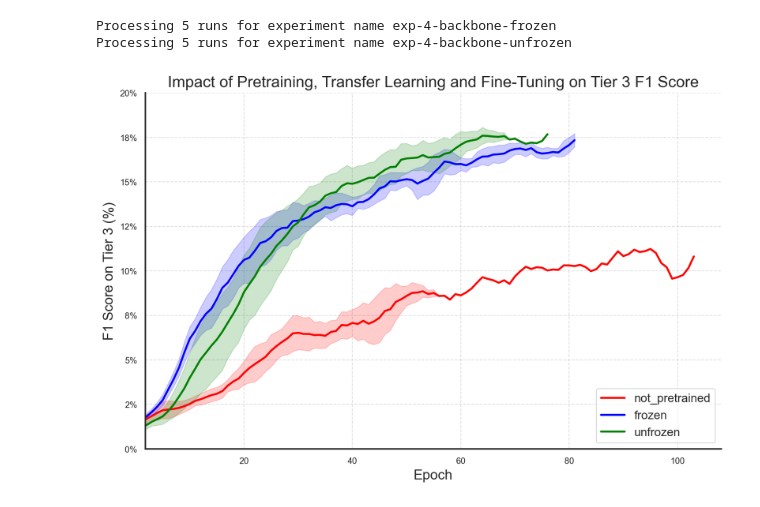
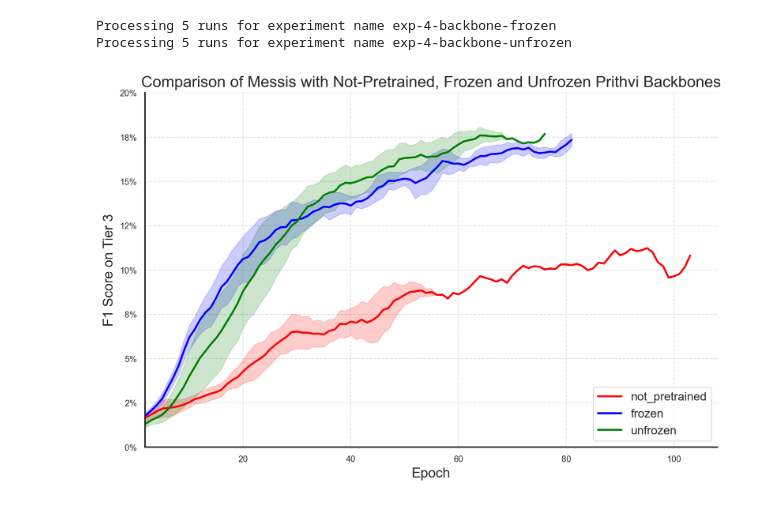
Before and after one commit to Satellite-Based-Crop-Classification/messis, a Jupyter notebook: notebooks/experiment_evaluation.ipynb, the cells around one changed output. Saved outputs shown, nothing was run; the diff lists cells and outputs as text; code cells hidden in the pictures.

Commit message:
improve title

```diff
--- a/notebooks/experiment_evaluation.ipynb
+++ b/notebooks/experiment_evaluation.ipynb
@@ -872,33 +872,33 @@ def plot_metrics(results):
         plt.fill_between(metrics['epochs'], rolling_mean_percentage - rolling_std_percentage, rolling_mean_percentage + rolling_std_percentage, color=color, alpha=0.2)
 
     # Customize the plot to match the reference image's style
     plt.legend(loc="lower right", fontsize=12)
     plt.xlabel("Epoch", fontsize=14)
-    plt.ylabel("F1 Score on Tier 3 (%)", fontsize=14)
-    plt.title("Impact of Pretraining, Transfer Learning and Fine-Tuning on Tier 3 F1 Score", fontsize=16)
+    plt.ylabel("F1 Score on Tier 3", fontsize=14)
+    plt.title("Comparison of Messis with Not-Pretrained, Frozen and Unfrozen Prithvi Backbones", fontsize=16)
     plt.grid(True, linestyle='--', alpha=0.6)
     plt.xlim(left=1.8)
     plt.ylim(bottom=0, top=20)  # Adjust the y-axis to a fixed range for consistency
 
     # Format y-axis to show percentage signs
     plt.gca().yaxis.set_major_formatter(FuncFormatter(lambda y, _: f'{y:.0f}%'))
 
     # Apply a thicker border and remove top and right spines to match the style
     plt.gca().spines['left'].set_linewidth(1.5)
     plt.gca().spines['bottom'].set_linewidth(1.5)
     plt.gca().spines['top'].set_visible(False)
     plt.gca().spines['right'].set_visible(False)
 
     # Final adjustments
     plt.tight_layout()
 
     # Save as pdf
     plt.savefig("experiment_results/exp-4-backbone-prithvi-impact.pdf", format="pdf")
 
     # Show the plot
     plt.show()
 
 # Plot the metrics
 plot_metrics(results)
 # %% [output]
-[figure, old version]
+[figure, new version]
```
Also changed, not shown: 1 other file.
